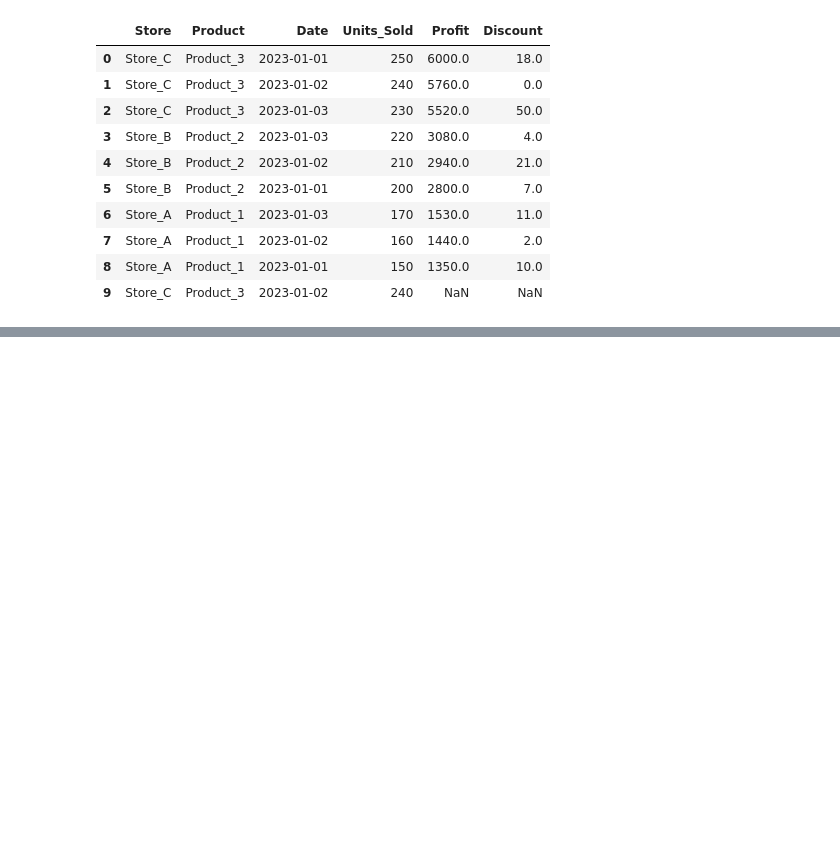
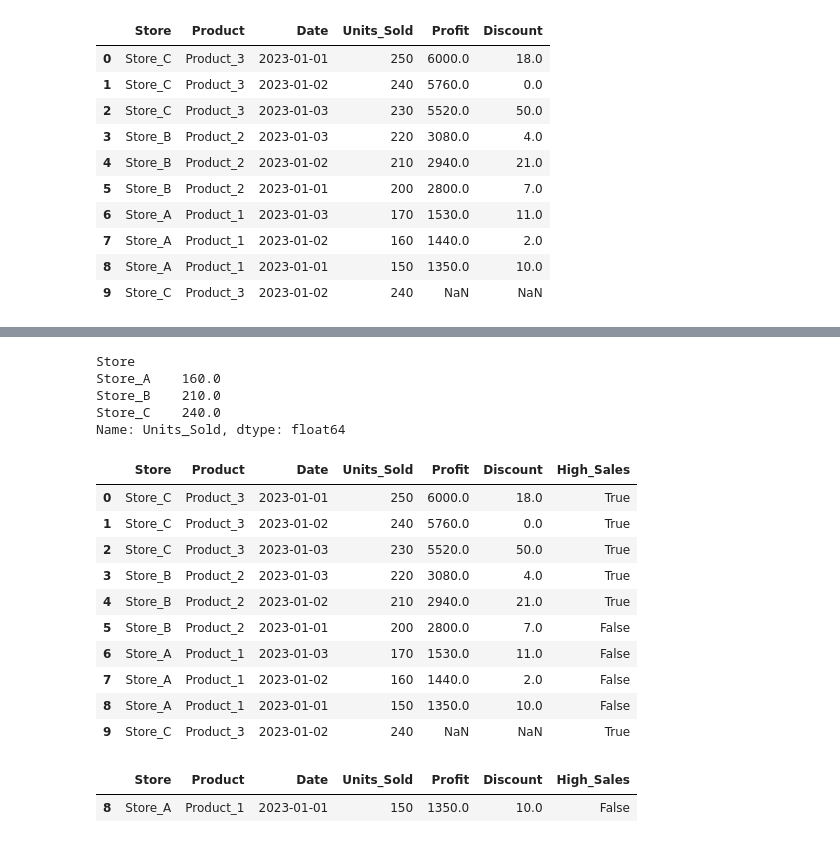
Before and after one commit to Poitreqm/Data_Task, a Jupyter notebook: Products_high_exc_6/products_hight_exc_6.ipynb, the cells around one changed output, grey strips where cells are left out. Cells and saved outputs as stored; diff of their text form; code cells hidden in the pictures; blank space fills up the shorter version.

```diff
--- a/Products_high_exc_6/products_hight_exc_6.ipynb
+++ b/Products_high_exc_6/products_hight_exc_6.ipynb
@@ -301,0 +319,29 @@ df
+# %%
+df.groupby("Store")["Units_Sold"].mean()
+# %% [output]
+Store
+Store_A    160.0
+Store_B    210.0
+Store_C    240.0
+Name: Units_Sold, dtype: float64
+# %%
+s = df["Units_Sold"] > df["Units_Sold"].mean()
+df["High_Sales"] = s
+df
+# %% [output]
+|  | Store | Product | Date | Units_Sold | Profit | Discount | High_Sales |
+| 0 | Store_C | Product_3 | 2023-01-01 | 250 | 6000.0 | 18.0 | True |
+| 1 | Store_C | Product_3 | 2023-01-02 | 240 | 5760.0 | 0.0 | True |
+| 2 | Store_C | Product_3 | 2023-01-03 | 230 | 5520.0 | 50.0 | True |
+| 3 | Store_B | Product_2 | 2023-01-03 | 220 | 3080.0 | 4.0 | True |
+| 4 | Store_B | Product_2 | 2023-01-02 | 210 | 2940.0 | 21.0 | True |
+| 5 | Store_B | Product_2 | 2023-01-01 | 200 | 2800.0 | 7.0 | False |
+| 6 | Store_A | Product_1 | 2023-01-03 | 170 | 1530.0 | 11.0 | False |
+| 7 | Store_A | Product_1 | 2023-01-02 | 160 | 1440.0 | 2.0 | False |
+| 8 | Store_A | Product_1 | 2023-01-01 | 150 | 1350.0 | 10.0 | False |
+| 9 | Store_C | Product_3 | 2023-01-02 | 240 | NaN | NaN | True |
+# %%
+df[(df["Date"].dt.day == 1) & (df["Product"] == "Product_1")]
+# %% [output]
+|  | Store | Product | Date | Units_Sold | Profit | Discount | High_Sales |
+| 8 | Store_A | Product_1 | 2023-01-01 | 150 | 1350.0 | 10.0 | False |
```
Also changed, not shown: parts of 8 cells of this notebook.
